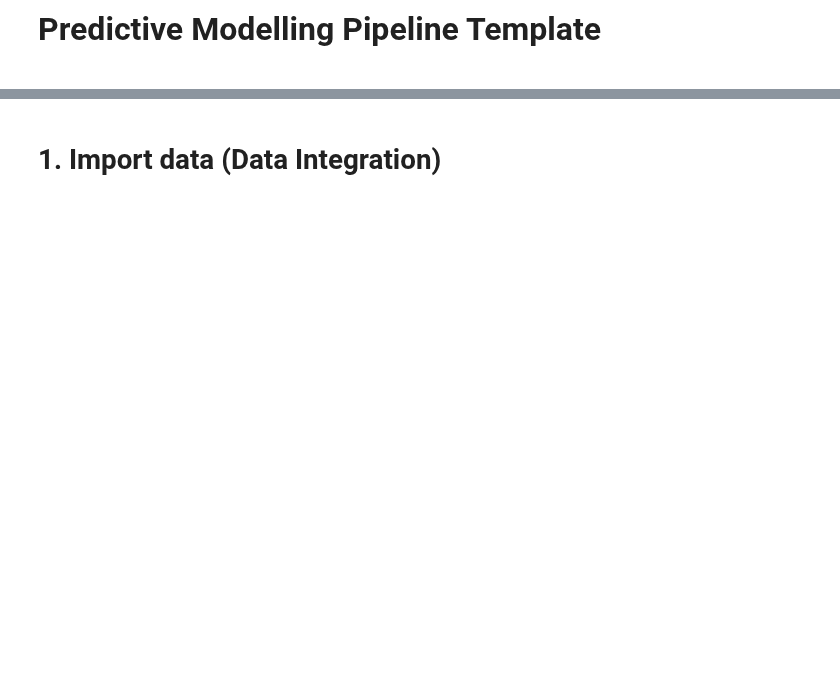
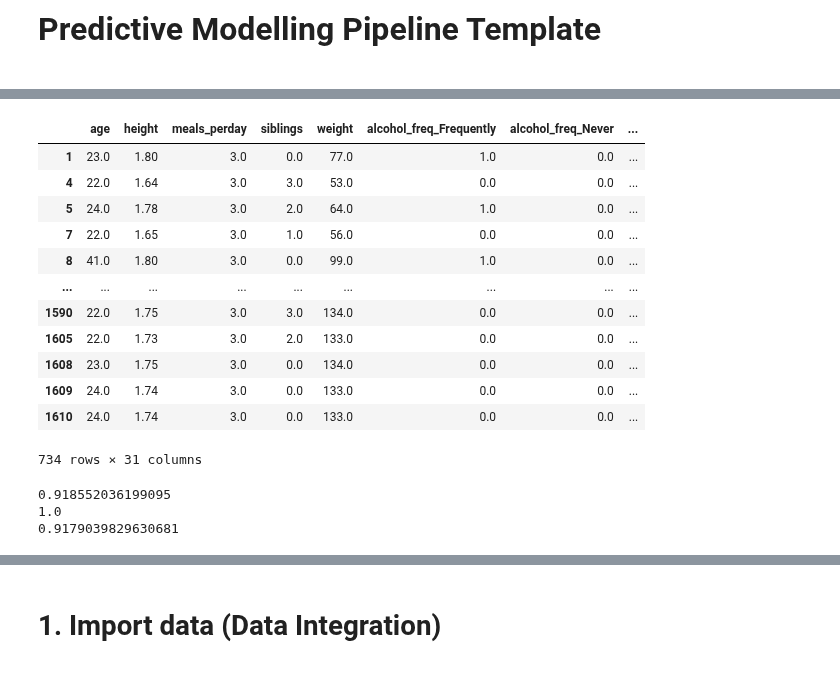
Before and after one commit to 0xMarc0s/IMS_ML_project, a Jupyter notebook: Project_Notebook_Template/Project Pipeline Template.ipynb, the cells around one changed output, grey strips where cells are left out. Drawn from its saved outputs; the diff is of its cells as text; code cells hidden in the pictures; blank space fills up the shorter version.

```diff
--- a/Project_Notebook_Template/Project Pipeline Template.ipynb
+++ b/Project_Notebook_Template/Project Pipeline Template.ipynb
@@ -11,0 +122,22 @@ In this notebook we present to you the main steps you should follow throughout y
+# %%
+data_filtered = data_filtered.dropna()
+df_with_dummies = data_filtered.drop(columns=["obese_level"], axis=1)
+df_with_dummies['bmi_class'] = df_with_dummies.apply(lambda row: classify_bmi_comprehensive(row), axis=1)
+df_with_dummies = pd.get_dummies(df_with_dummies, drop_first=True).astype('float32')
+df_with_dummies['obese_level'] = data_filtered[data_filtered['id'] == df_with_dummies['id']].obese_level
+df_with_dummies.drop(columns=["id"], inplace=True)
+df_with_dummies
+# %% [output]
+|  | age | height | meals_perday | siblings | weight | alcohol_freq_Frequently | alcohol_freq_Never | ... |
+| 1 | 23.0 | 1.80 | 3.0 | 0.0 | 77.0 | 1.0 | 0.0 | ... |
+| 4 | 22.0 | 1.64 | 3.0 | 3.0 | 53.0 | 0.0 | 0.0 | ... |
+| 5 | 24.0 | 1.78 | 3.0 | 2.0 | 64.0 | 1.0 | 0.0 | ... |
+| 7 | 22.0 | 1.65 | 3.0 | 1.0 | 56.0 | 0.0 | 0.0 | ... |
+| 8 | 41.0 | 1.80 | 3.0 | 0.0 | 99.0 | 1.0 | 0.0 | ... |
+| ... | ... | ... | ... | ... | ... | ... | ... | ... |
+| 1590 | 22.0 | 1.75 | 3.0 | 3.0 | 134.0 | 0.0 | 0.0 | ... |
+| 1605 | 22.0 | 1.73 | 3.0 | 2.0 | 133.0 | 0.0 | 0.0 | ... |
+| 1608 | 23.0 | 1.75 | 3.0 | 0.0 | 134.0 | 0.0 | 0.0 | ... |
+| 1609 | 24.0 | 1.74 | 3.0 | 0.0 | 133.0 | 0.0 | 0.0 | ... |
+| 1610 | 24.0 | 1.74 | 3.0 | 0.0 | 133.0 | 0.0 | 0.0 | ... |
+734 rows × 31 columns
@@ -11,0 +150,18 @@ In this notebook we present to you the main steps you should follow throughout y
+# %%
+X_train, X_test, y_train, y_test = train_test_split(X, y, test_size=0.3, random_state=42,stratify=y)
+
+
+from sklearn.ensemble import RandomForestClassifier as RandomForest
+classifier = RandomForest(criterion='entropy')
+
+from sklearn.metrics import f1_score
+
+classifier.fit(X_train, y_train)
+print(classifier.score(X_test, y_test))
+print(classifier.score(X_train, y_train))
+
+print(f1_score(y_test, classifier.predict(X_test), average='weighted'))
+# %% [output]
+0.918552036199095
+1.0
+0.9179039829630681
```
Also changed, not shown: parts of 8 cells of this notebook.
